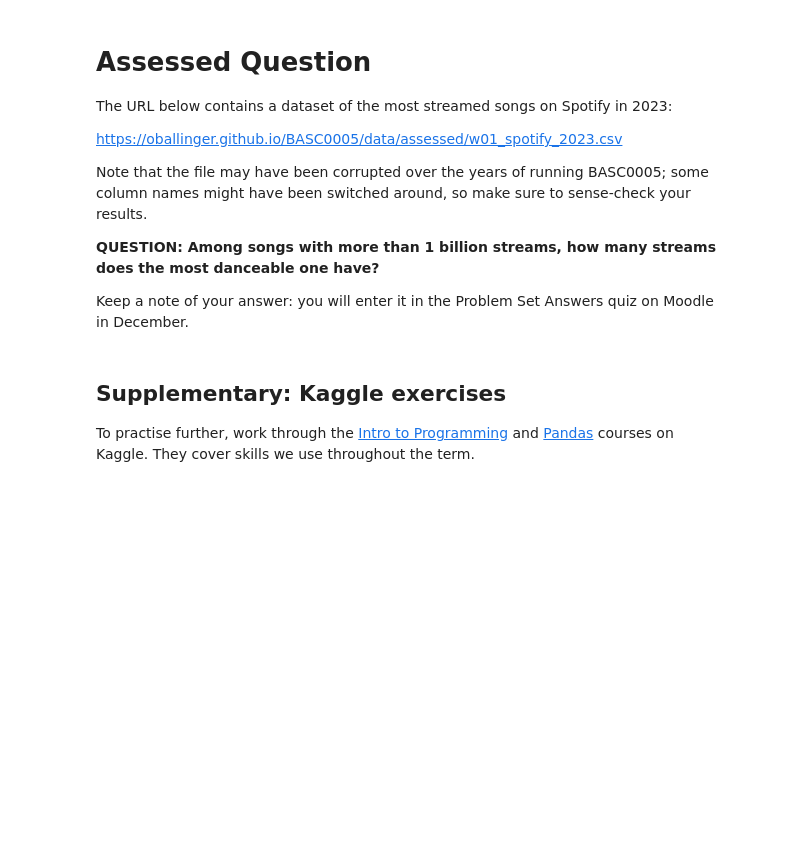
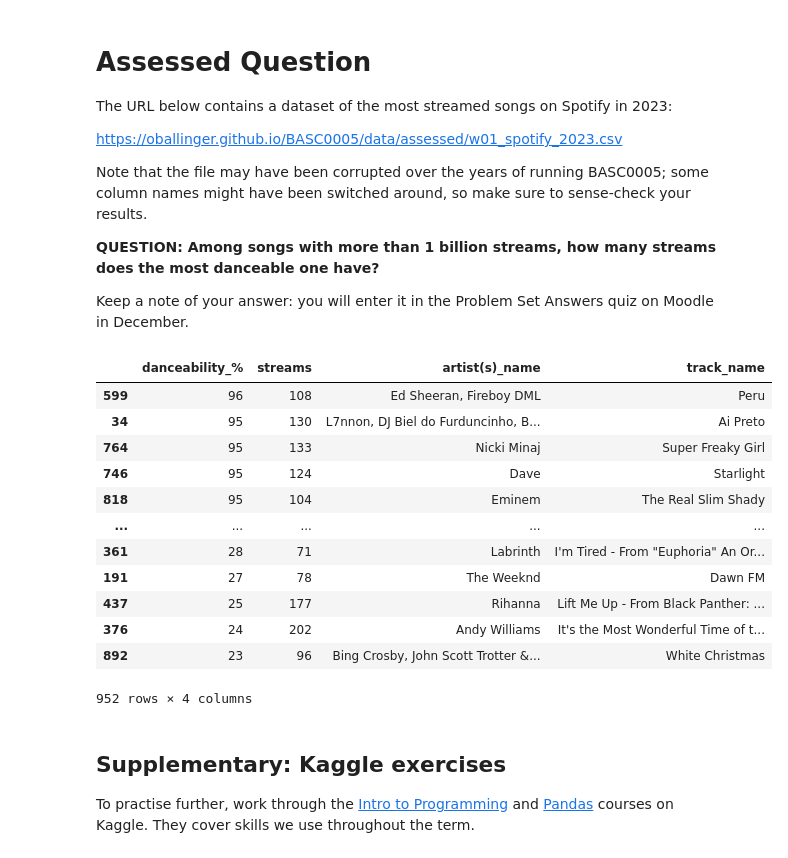
Before and after one commit to ellaxcode/QM2, a Jupyter notebook: notebooks/W01. Python Recap.ipynb, the cells around one changed output. Cells and saved outputs as stored; diff of their text form; code cells hidden in the pictures; blank space fills up the shorter version.

```diff
--- a/notebooks/W01. Python Recap.ipynb
+++ b/notebooks/W01. Python Recap.ipynb
@@ -320,7 +320,29 @@ Note that the file may have been corrupted over the years of running BASC0005; s
 
 Keep a note of your answer: you will enter it in the Problem Set Answers quiz on Moodle in December.
 # %%
-# Your code here
+import pandas as pd
+
+spotify = pd.read_csv("https://oballinger.github.io/BASC0005/data/assessed/w01_spotify_2023.csv")
+
+
+
+spotify[["danceability_%", "streams", "artist(s)_name", "track_name"]].sort_values(by="danceability_%", ascending=False)
+
+# The most danceable song was Peru by Ed Sheeran, Fireboy DML which had the highest score of 98% danceability and was streamed 108 billion times!
+# %% [output]
+|  | danceability_% | streams | artist(s)_name | track_name |
+| 599 | 96 | 108 | Ed Sheeran, Fireboy DML | Peru |
+| 34 | 95 | 130 | L7nnon, DJ Biel do Furduncinho, B... | Ai Preto |
+| 764 | 95 | 133 | Nicki Minaj | Super Freaky Girl |
+| 746 | 95 | 124 | Dave | Starlight |
+| 818 | 95 | 104 | Eminem | The Real Slim Shady |
+| ... | ... | ... | ... | ... |
+| 361 | 28 | 71 | Labrinth | I'm Tired - From "Euphoria" An Or... |
+| 191 | 27 | 78 | The Weeknd | Dawn FM |
+| 437 | 25 | 177 | Rihanna | Lift Me Up - From Black Panther: ... |
+| 376 | 24 | 202 | Andy Williams | It's the Most Wonderful Time of t... |
+| 892 | 23 | 96 | Bing Crosby, John Scott Trotter &... | White Christmas |
+952 rows × 4 columns
 # %% [markdown]
 ## Supplementary: Kaggle exercises
 
```
